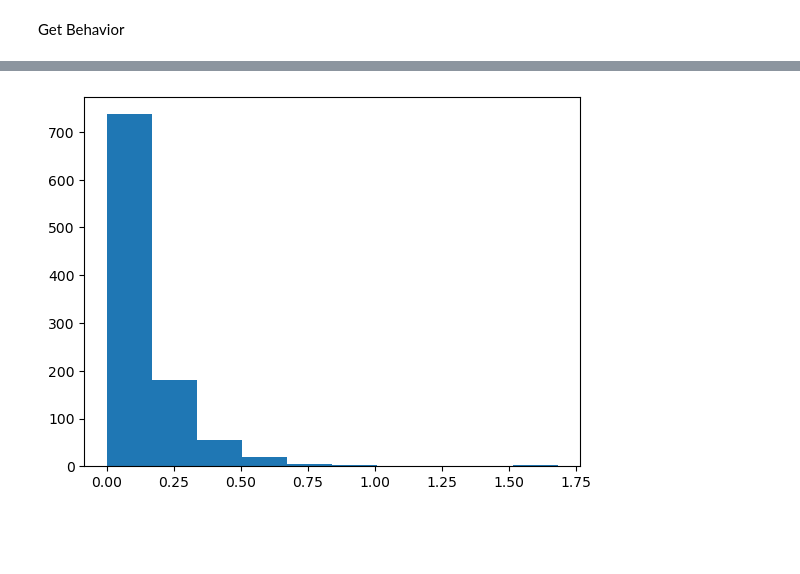
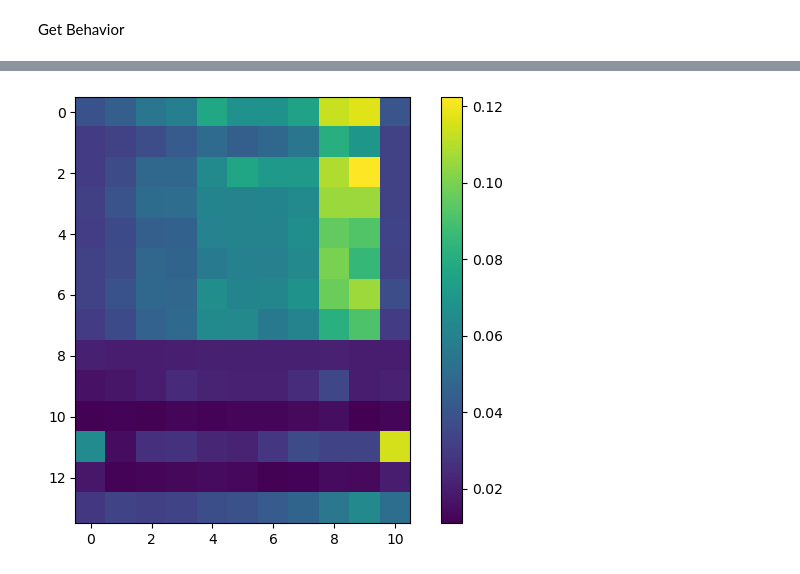
Before and after one commit to matt-wats/AMP3-Spring-2026-Project, a Jupyter notebook: my_2a.ipynb, the cells around one changed output, grey strips where cells are left out. Drawn from its saved outputs; the diff is of its cells as text; code cells hidden in the pictures; blank space fills up the shorter version.

```diff
--- a/my_2a.ipynb
+++ b/my_2a.ipynb
@@ -222,5 +219,0 @@ mses = np.mean((pred - Y[:1000].T)**2, axis=0)
-# %%
-plt.hist(mses)
-plt.show()
-# %% [output]
-[figure, removed]
@@ -226,0 +231,47 @@ plt.show()
+# %%
+image_mask = np.zeros(14, dtype=bool)
+image_mask[:8] = True
+
+omit_mask = np.zeros(14, dtype=bool)
+omit_mask[8] = True
+
+task_mask = np.zeros(14, dtype=bool)
+task_mask[9:11] = True
+
+behavior_mask = np.zeros(14, dtype=bool)
+behavior_mask[11:15] = True
+
+masks = [image_mask, omit_mask, task_mask, behavior_mask]
+# %%
+masked_scores = []
+for mask in masks:
+    curr_X_lagged = X_lag[:,~mask].reshape(T-tau, -1)
+    # Fit linear model
+    model = Ridge(alpha=500.0)
+    model.fit(curr_X_lagged, Y_aligned)
+    weights = model.coef_
+
+    # Predict Y at same times
+    Y_pred_aligned = model.predict(curr_X_lagged)  # shape (T-tau, N)
+
+    mses = np.mean((Y_pred_aligned-Y_aligned)**2, axis=0)
+    scores = 1-mses
+    masked_scores.append(scores)
+# %%
+# Fit linear model
+model = Ridge(alpha=500.0)
+model.fit(X_lagged, Y_aligned)
+weights = model.coef_
+
+# Predict Y at same times
+Y_pred_aligned = model.predict(X_lagged)  # shape (T-tau, N)
+
+mses = np.mean((Y_pred_aligned-Y_aligned)**2, axis=0)
+scores = 1-mses
+# %%
+plt.imshow(np.mean(np.abs(weights), axis=0).reshape(-1, 11))
+plt.colorbar()
+plt.tight_layout()
+plt.show()
+# %% [output]
+[figure, added]
```
Also changed, not shown: parts of 37 cells of this notebook.
